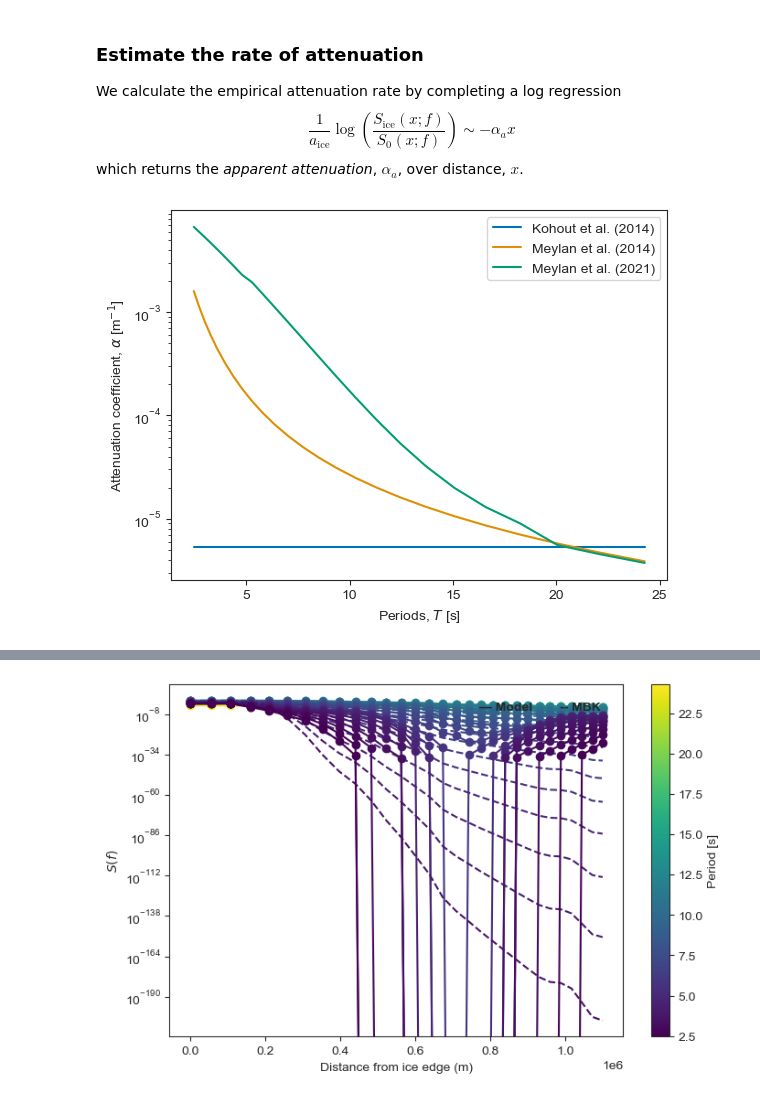
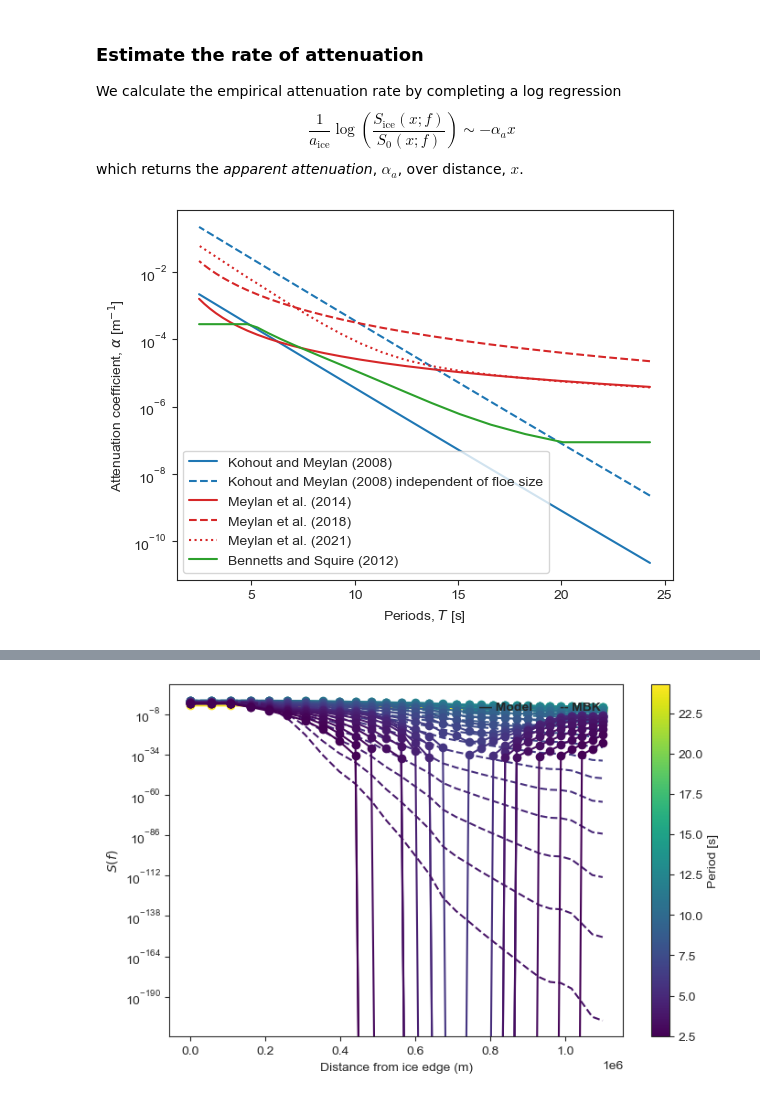
Before and after one commit to NoahDay/access-om3-analysis, a Jupyter notebook: Attenuation_Assessment.ipynb, the cells around one changed output, grey strips where cells are left out. Saved outputs shown, nothing was run; the diff lists cells and outputs as text; code cells hidden in the pictures.

```diff
--- a/Attenuation_Assessment.ipynb
+++ b/Attenuation_Assessment.ipynb
@@ -40,6 +40,7 @@ sns.set_style("ticks")
 
 𝜋 = np.pi
 PUNY = 1e-11
+fig_path = "/g/data/ps29/nd0349/access-om3-analysis-figs/"
 # %% [output]
 Functions from get_files.py imported!
 # %%
@@ -769,22 +904,35 @@ $$ which returns the *apparent attenuation*, $\alpha_a$, over distance, $x$.
 # %%
 # Parameters from SPECTRUM_NML
 freqs, periods = get_ww3_freqs(nk=25)
 
-Hs_init = ds_wave_in_ice['HS'].max()
-thickness = ds_wave_in_ice['ICEH'].mean()
-floeDiameter = ds_wave_in_ice['ICEF'].mean()
+# Hs_init = ds_wave_in_ice['HS'].max()
+# thickness = ds_wave_in_ice['ICEH'].mean()
+# floeDiameter = ds_wave_in_ice['ICEF'].mean()
+Hs_init = 1
+thickness = 0.5
+floeDiameter = 100
 
 α_kohout = kohout_2014_attenuation(Hs_init=1.0)
 α_mbk = mbk_2014_attenuation(periods)
 α_meylan, _ = meylan_2021_attenuation(periods, thickness, floeDiameter)
+α_kohout_2008 = kohout_2008_attenuation(periods, thickness, floeDiameter)
+α_kohout_2008_ind = kohout_2008_attenuation(periods, thickness, 1)
+α_meylan_2018 = meylan_2018_attenuation(periods, thickness)
+α_bennetts_2012 = bennetts_2012_attenuation(periods, thickness, floeDiameter)
 
 α_kohout_period = np.array([kohout_2014_attenuation(Hs_init=1.0) for T in periods])
-plt.plot(periods, α_kohout_period, label='Kohout et al. (2014)')
-plt.plot(periods, α_mbk, label='Meylan et al. (2014)')
-plt.plot(periods, α_meylan, label='Meylan et al. (2021)')
+# plt.plot(periods, α_kohout_period, label='Kohout et al. (2014)')
+
+plt.plot(periods, α_kohout_2008, label='Kohout and Meylan (2008)', color='tab:blue')
+plt.plot(periods, α_kohout_2008_ind, label='Kohout and Meylan (2008) independent of floe size', color='tab:blue', ls='--')
+plt.plot(periods, α_mbk, label='Meylan et al. (2014)', color='tab:red', ls='-')
+plt.plot(periods, α_meylan_2018, label='Meylan et al. (2018)', color='tab:red', ls='--')
+plt.plot(periods, α_meylan, label='Meylan et al. (2021)', color='tab:red', ls=':')
+plt.plot(periods, α_bennetts_2012, label='Bennetts and Squire (2012)', color='tab:green')
 plt.legend()
 plt.xlabel('Periods, $T$ [s]')
 plt.ylabel('Attenuation coefficient, $\\alpha$ [m$^{-1}$]')
 plt.yscale('log')
+plt.savefig(fig_path+"attenuation_models.png", dpi=900)
 # %% [output]
-[figure, old version]
+[figure, new version]
```
Also changed, not shown: parts of 6 cells of this notebook, 13 other files.
